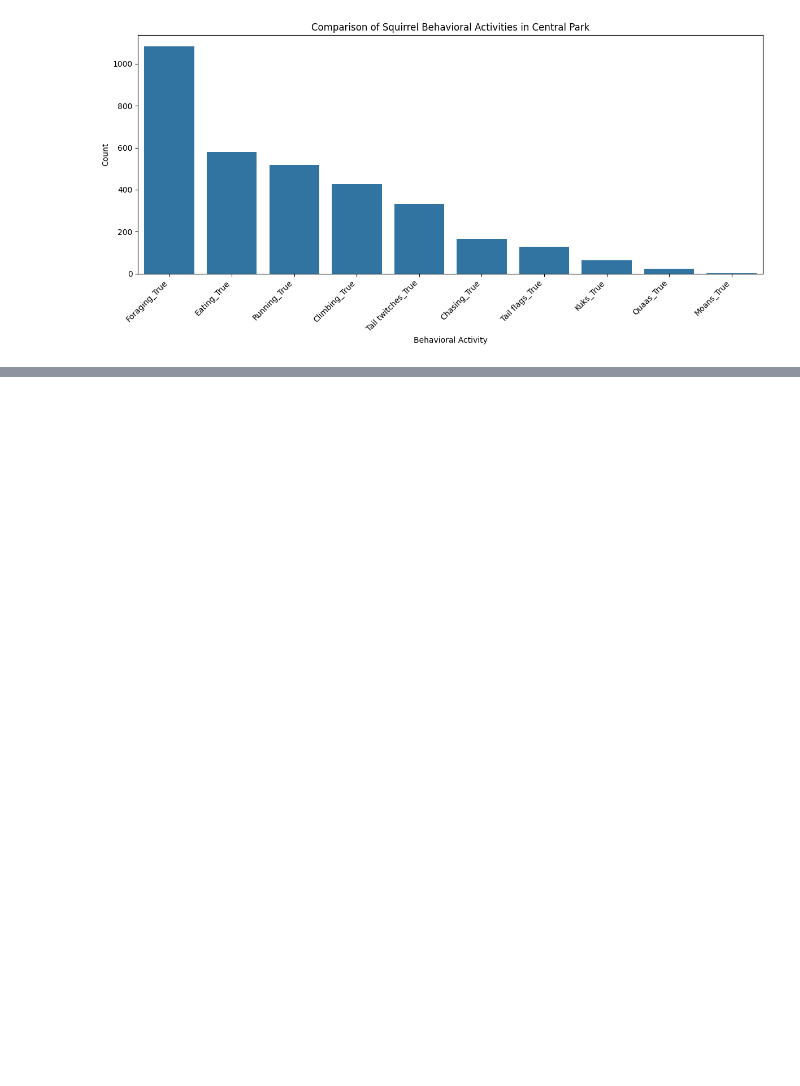
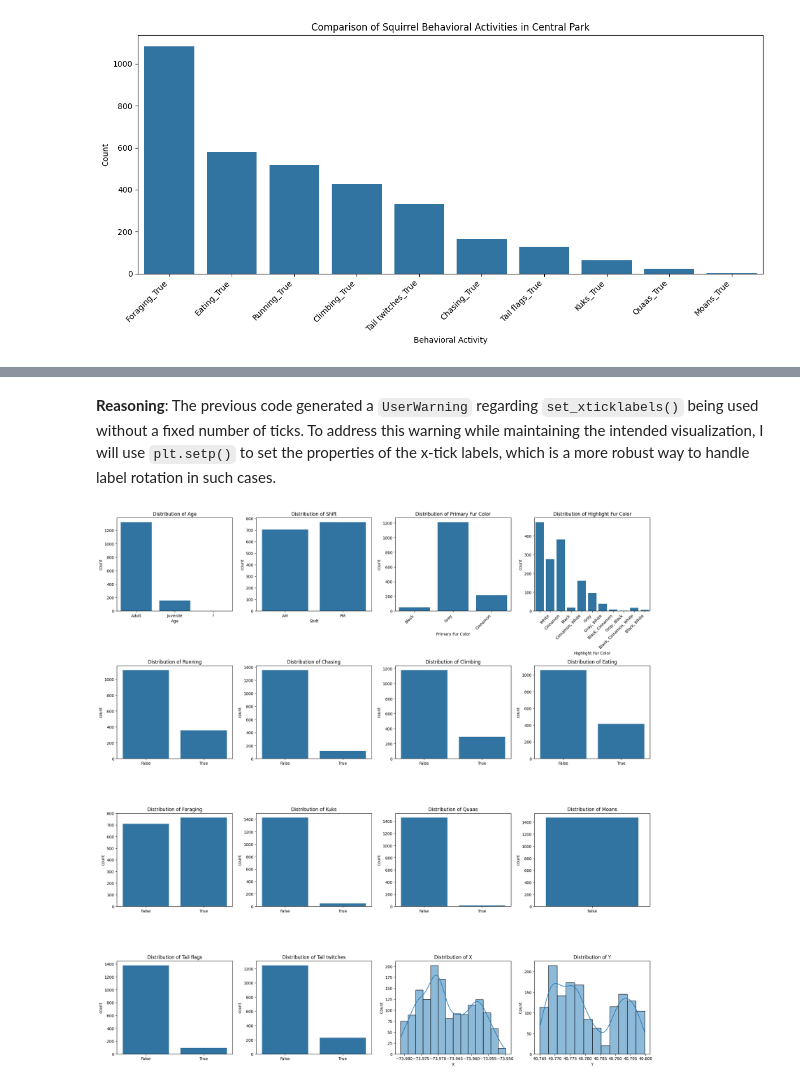
Before and after one commit to Ropicat/Data-71200-fall-2025, a Jupyter notebook: Nov_12_update_of_DATA_71200_PROJECT_ONE.ipynb, the cells around one changed output, grey strips where cells are left out. Saved outputs shown, nothing was run; the diff lists cells and outputs as text; code cells hidden in the pictures; blank space fills up the shorter version.

```diff
--- a/Nov_12_update_of_DATA_71200_PROJECT_ONE.ipynb
+++ b/Nov_12_update_of_DATA_71200_PROJECT_ONE.ipynb
@@ -894,0 +965,49 @@ plt.show()
+# %% [markdown]
+**Reasoning**:
+The previous code generated a `UserWarning` regarding `set_xticklabels()` being used without a fixed number of ticks. To address this warning while maintaining the intended visualization, I will use `plt.setp()` to set the properties of the x-tick labels, which is a more robust way to handle label rotation in such cases.
+# %%
+import matplotlib.pyplot as plt
+import seaborn as sns
+
+# Define the columns to visualize
+columns_to_visualize = [
+    'Age', 'Shift', 'Primary Fur Color', 'Highlight Fur Color',
+    'Running', 'Chasing', 'Climbing', 'Eating', 'Foraging',
+    'Kuks', 'Quaas', 'Moans', 'Tail flags', 'Tail twitches',
+    'X', 'Y'
+]
+
+# Create a 4x4 grid of subplots
+fig, axes = plt.subplots(4, 4, figsize=(20, 20)) # Adjust figsize as needed
+axes = axes.flatten() # Flatten the 2D array of axes for easier iteration
+
+# Iterate through the columns and create plots
+for i, col in enumerate(columns_to_visualize):
+    if i < len(axes): # Ensure we don't go out of bounds if there are more columns than subplots
+        ax = axes[i]
+        if col in ['X', 'Y']:
+            # For numerical columns, create a histogram
+            sns.histplot(data=X_train, x=col, kde=True, ax=ax)
+            ax.set_title(f'Distribution of {col}')
+        else:
+            # For categorical/boolean columns, create a count plot
+            sns.countplot(data=X_train, x=col, ax=ax)
+            ax.set_title(f'Distribution of {col}')
+
+            # Rotate x-axis labels for specific columns for better readability
+            if col in ['Primary Fur Color', 'Highlight Fur Color']:
+                # Use plt.setp for setting properties on tick labels to avoid UserWarning
+                plt.setp(ax.get_xticklabels(), rotation=45, ha='right')
+
+            # Turn off x-axis label for boolean columns
+            if X_train[col].dtype == 'bool':
+                ax.set_xlabel('')
+
+# Remove any unused subplots
+for j in range(i + 1, len(axes)):
+    fig.delaxes(axes[j])
+
+plt.tight_layout() # Adjust subplot parameters for a tight layout
+plt.show()
+# %% [output]
+[figure, added]
```
Also changed, not shown: parts of 14 cells of this notebook.
